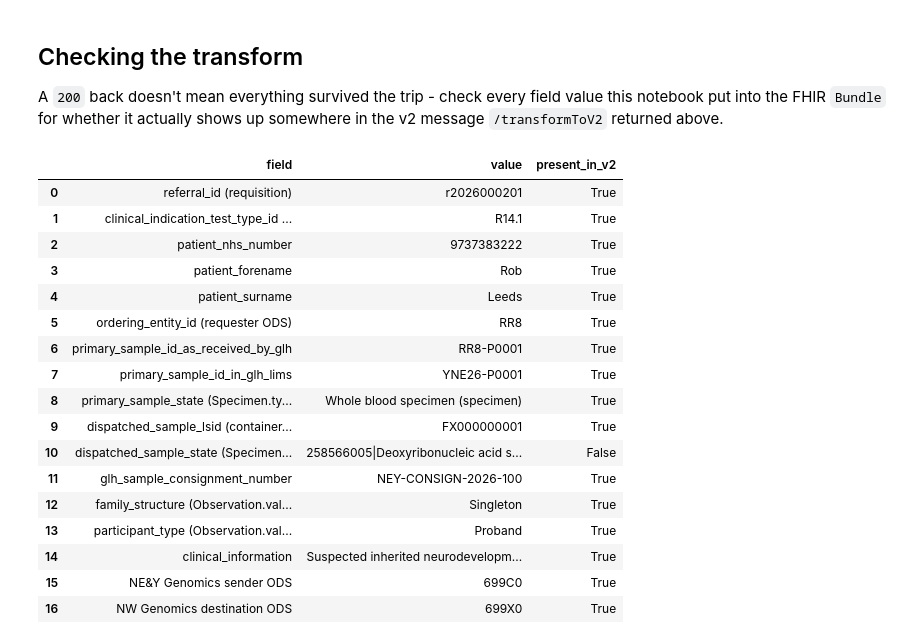
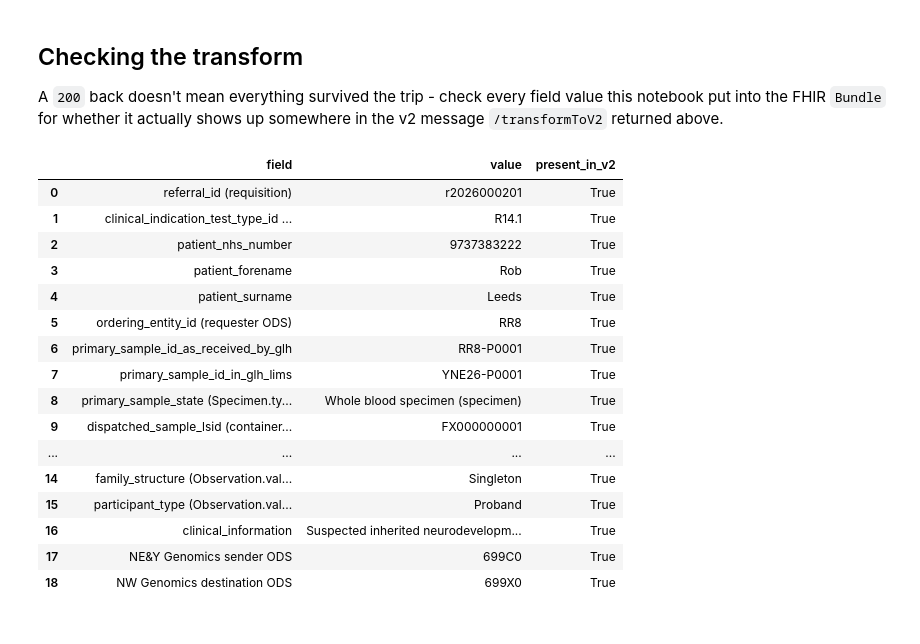
Before and after one commit to nw-gmsa/Testing, a Jupyter notebook: notebooks/08-subcontracted-laboratory-order-from-external-glh.ipynb, the cells around one changed output. Cells and saved outputs as stored; diff of their text form; code cells hidden in the pictures.

Commit message:
Create order notebook

```diff
--- a/notebooks/08-subcontracted-laboratory-order-from-external-glh.ipynb
+++ b/notebooks/08-subcontracted-laboratory-order-from-external-glh.ipynb
@@ -160,7 +160,8 @@ FIELD_MAPPING = [
      "SPM-11 (primary SPM, low confidence)", "Specimen.type / extension (germline vs tumour, low confidence)"),
     ("primary_sample_state", "Sample Material Type", "MUST", "Code (Specimen Type SNOMED CT)",
      "SPM-4.1 (primary SPM)", "Specimen.type (SNOMED CT coding)"),
-    ("received_sample_topography", "Sample Topography", "MUST (cancer only)", "String", "", ""),
+    ("received_sample_topography", "Sample Topography", "MUST (cancer only)", "String",
+     "SPM-8 (primary SPM, cancer only)", "Specimen.bodySite (cancer only)"),
     ("received_sample_morphology", "Sample Morphology", "OPTIONAL", "String", "", ""),
     ("received_sample_tumour_content_%", "Tumour Content", "MUST (cancer only)", "Number", "", ""),
     ("received_sample_comments", "Sample Comments", "OPTIONAL", "String", "", ""),
@@ -172,7 +173,8 @@ FIELD_MAPPING = [
     ("dispatched_sample_state", "Dispatched Material Type", "MUST", "Code (Specimen Type SNOMED CT)",
      "SPM-4.1 (dispatched SPM, not built in this worked example)",
      "Specimen.type (not built - single Specimen only carries primary_sample_state)"),
-    ("dispatched_sample_volume_(ul)", "Sample Volume", "OPTIONAL", "Number", "", ""),
+    ("dispatched_sample_volume_(ul)", "Sample Volume", "OPTIONAL", "Number",
+     "SPM-12", "Specimen.collection.quantity"),
     ("laboratory_remaining_volume_banked_(ul)", "Remaining Banked Volume", "OPTIONAL", "Number", "", ""),
     ("glh_concentration_(ng/ul)", "DNA Concentration", "OPTIONAL", "Number", "", ""),
     ("glh_od260/280", "DNA Purity", "OPTIONAL", "Number", "", ""),
@@ -185,9 +187,11 @@ FIELD_MAPPING = [
     ("plating_organisation", "Plating Organisation", "OPTIONAL", "Enum", "", ""),
     ("gmc_rack_id", "Rack Identifier", "OPTIONAL", "String", "", ""),
     ("gmc_rack_well", "Rack Well Position", "OPTIONAL", "String (pattern)", "", ""),
-    ("dna_extraction_protocol", "DNA Extraction Method", "OPTIONAL", "String", "", ""),
+    ("dna_extraction_protocol", "DNA Extraction Method", "OPTIONAL", "String",
+     "SPM-7", "Specimen.collection.method"),
     ("prolonged_sample_storage", "Sample Storage Method", "OPTIONAL", "String", "", ""),
-    ("retrospective_sample", "Retrospective Sample Flag", "OPTIONAL", "Enum", "", ""),
+    ("retrospective_sample", "Retrospective Sample Flag", "OPTIONAL", "Enum",
+     "(no clean v2 field)", "ServiceRequest.intent (reflex-order when Retrospective)"),
     ("approved_by", "Approved By", "OPTIONAL", "String", "", ""),
     ("patient_forename", "Forename", "MUST", "String", "PID-5.2", "Patient.name.given"),
     ("patient_surname", "Surname", "MUST", "String", "PID-5.1", "Patient.name.family"),
@@ -448,7 +452,7 @@ def issues_df(outcome):
     df = df[~df["details"].str.contains("ValueSet/mimetypes")]
     df = df[~df["details"].str.contains("failed: dom-6")]
     df = df[~df["details"].str.contains("bcp:13")]
-    df = df[~df["details"].str.contains("no terminology service")]
+    df = df[~df["details"].str.contains("terminology service")]
     return df
 
 
@@ -638,12 +654,19 @@ specimen = {
                           "code": primary_sample_type_code,
                           "display": primary_sample_type_display}]},
     "subject": {"reference": patient_fullurl},
-    "collection": {"collectedDateTime": row["received_sample_collection_date"] + "T00:00:00+00:00"},
+    "collection": {
+        "collectedDateTime": row["received_sample_collection_date"] + "T00:00:00+00:00",
+        "method": {"text": row["dna_extraction_protocol"]},
+        "quantity": {"value": float(row["dispatched_sample_volume_(ul)"]), "unit": "uL",
+                     "system": "http://unitsofmeasure.org", "code": "uL"},
+    },
     "receivedTime": row["primary_sample_received_date"] + "T00:00:00+00:00",
     "container": [{"identifier": [
         {"type": {"coding": [{"system": V2_0203, "code": "ZCID"}]}, "value": row["dispatched_sample_lsid"]}
     ]}],
 }
+if row["received_sample_topography"]:
+    specimen["bodySite"] = {"text": row["received_sample_topography"]}
 
 print(json.dumps(specimen, indent=2))
 # %% [output]
@@ -707,10 +737,15 @@ which is the *group* number). `dWGS.csv` has no distinct placer-order-number col
 is reused as a stand-in `PLAC` identifier too, rather than left out.
 # %%
 service_request_fullurl = f"urn:uuid:{uuid4()}"
+# retrospective_sample == "Retrospective" means this sub-order is NW Genomics reflexing
+# testing off an already-received specimen, not NE&Y Genomics placing a fresh filler
+# order - every row in Input/dWGS.csv today is "New", so this stays "filler-order" in
+# practice, but the switch is real.
+service_request_intent = "reflex-order" if row["retrospective_sample"] == "Retrospective" else "filler-order"
 service_request = {
     "resourceType": "ServiceRequest",
     "status": "active",
-    "intent": "filler-order",
+    "intent": service_request_intent,
     "category": [{"coding": [{"system": "http://snomed.info/sct", "code": "116148004"}]}],
     "code": {"coding": [{"system": GENOMIC_TEST_DIRECTORY_SYSTEM, "code": row["clinical_indication_test_type_id"]}]},
     "requisition": {
@@ -947,40 +985,41 @@ check_values = {
     "patient_surname": row["patient_surname"],
     "ordering_entity_id (requester ODS)": row["ordering_entity_id"],
     "primary_sample_id_as_received_by_glh": row["primary_sample_id_as_received_by_glh"],
     "primary_sample_id_in_glh_lims": row["primary_sample_id_in_glh_lims"],
     "primary_sample_state (Specimen.type coding)": primary_sample_type_display,
     "dispatched_sample_lsid (container.identifier)": row["dispatched_sample_lsid"],
     "dispatched_sample_state (Specimen.type text)": row["dispatched_sample_state"],
+    "dna_extraction_protocol (collection.method)": row["dna_extraction_protocol"],
+    "dispatched_sample_volume_(ul) (collection.quantity)": row["dispatched_sample_volume_(ul)"],
     "glh_sample_consignment_number": row["glh_sample_consignment_number"],
     "family_structure (Observation.valueCodeableConcept text)": row["family_structure"],
     "participant_type (Observation.valueCodeableConcept text)": row["participant_type"],
     "clinical_information": row["clinical_information"],
     "NE&Y Genomics sender ODS": row["glh_laboratory_id"],
     "NW Genomics destination ODS": NW_GLH_ODS,
 }
 
 pd.DataFrame(
     [{"field": field, "value": value, "present_in_v2": value in rV2.text} for field, value in check_values.items()]
 )
 # %% [output]
 |  | field | value | present_in_v2 |
 | 0 | referral_id (requisition) | r2026000201 | True |
 | 1 | clinical_indication_test_type_id ... | R14.1 | True |
 | 2 | patient_nhs_number | 9737383222 | True |
 | 3 | patient_forename | Rob | True |
 | 4 | patient_surname | Leeds | True |
 | 5 | ordering_entity_id (requester ODS) | RR8 | True |
 | 6 | primary_sample_id_as_received_by_glh | RR8-P0001 | True |
 | 7 | primary_sample_id_in_glh_lims | YNE26-P0001 | True |
 | 8 | primary_sample_state (Specimen.ty... | Whole blood specimen (specimen) | True |
 | 9 | dispatched_sample_lsid (container... | FX000000001 | True |
-| 10 | dispatched_sample_state (Specimen... | 258566005|Deoxyribonucleic acid s... | False |
-| 11 | glh_sample_consignment_number | NEY-CONSIGN-2026-100 | True |
-| 12 | family_structure (Observation.val... | Singleton | True |
-| 13 | participant_type (Observation.val... | Proband | True |
-| 14 | clinical_information | Suspected inherited neurodevelopm... | True |
-| 15 | NE&Y Genomics sender ODS | 699C0 | True |
-| 16 | NW Genomics destination ODS | 699X0 | True |
+| ... | ... | ... | ... |
+| 14 | family_structure (Observation.val... | Singleton | True |
+| 15 | participant_type (Observation.val... | Proband | True |
+| 16 | clinical_information | Suspected inherited neurodevelopm... | True |
+| 17 | NE&Y Genomics sender ODS | 699C0 | True |
+| 18 | NW Genomics destination ODS | 699X0 | True |
 # %% [markdown]
 Coding the `Specimen` identifiers' `type` (`PLAC`/`FILL`/`STN`) and `Specimen.type`
 itself (a real SNOMED CT code from `Input/dWGS.csv` now, not free text), plus coding
```
Also changed, not shown: parts of 9 cells of this notebook, 10 other files.
